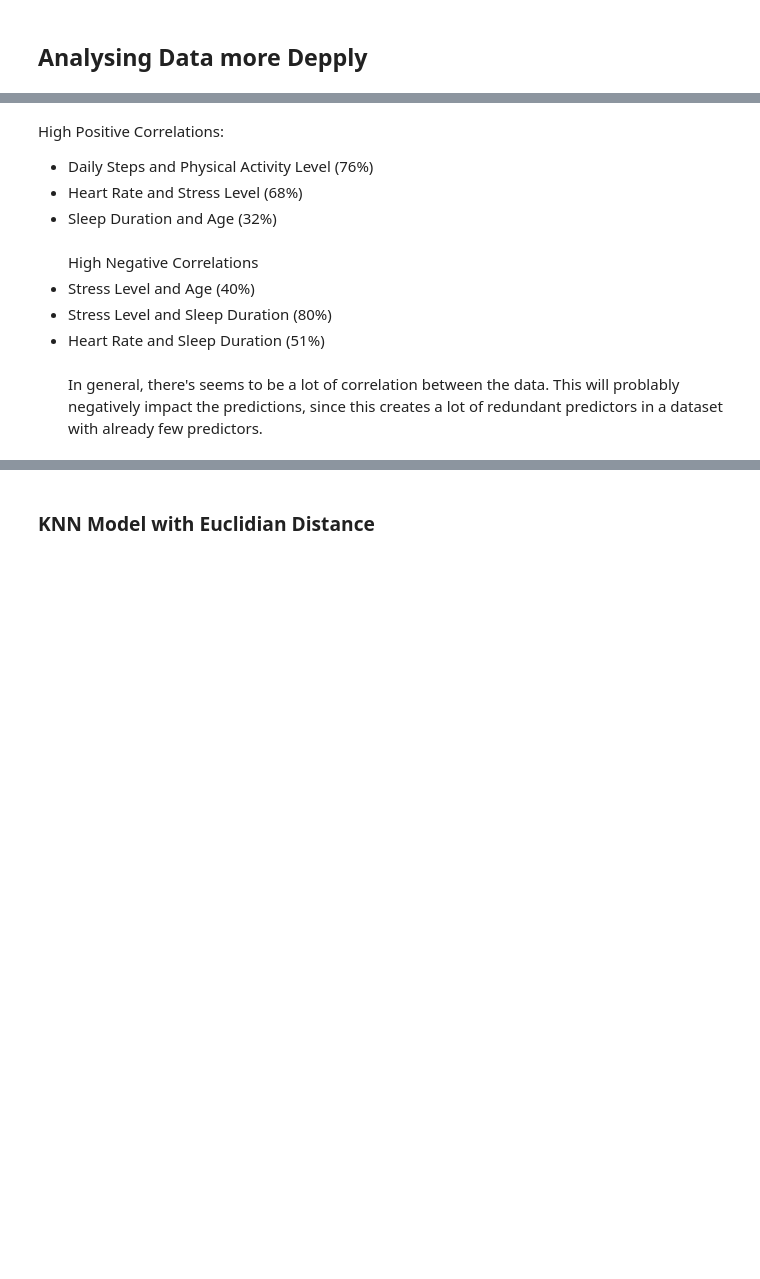
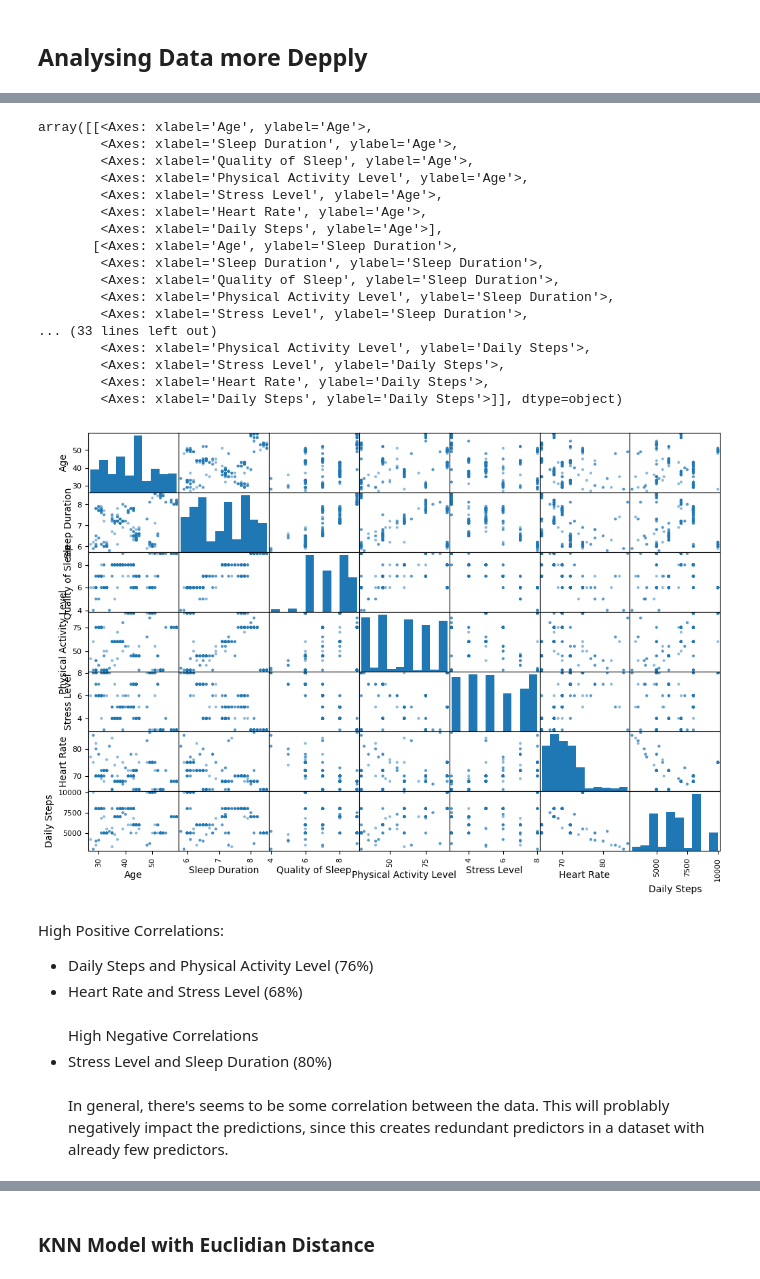
Before and after one commit to RobertoTomchak/knn_hyperparameters_analysis, a Jupyter notebook: analysis.ipynb, the cells around one changed output, grey strips where cells are left out. Drawn from its saved outputs; the diff is of its cells as text; code cells hidden in the pictures; blank space fills up the shorter version.

```diff
--- a/analysis.ipynb
+++ b/analysis.ipynb
@@ -369,10 +399,32 @@ corr_matrix
+# %%
+from pandas.plotting import scatter_matrix
+attributes = ["Age", "Sleep Duration", "Quality of Sleep", "Physical Activity Level", "Stress Level", "Heart Rate", "Daily Steps"]
+scatter_matrix(df[attributes], figsize=(12, 8))
+# %% [output]
+array([[<Axes: xlabel='Age', ylabel='Age'>,
+        <Axes: xlabel='Sleep Duration', ylabel='Age'>,
+        <Axes: xlabel='Quality of Sleep', ylabel='Age'>,
+        <Axes: xlabel='Physical Activity Level', ylabel='Age'>,
+        <Axes: xlabel='Stress Level', ylabel='Age'>,
+        <Axes: xlabel='Heart Rate', ylabel='Age'>,
+        <Axes: xlabel='Daily Steps', ylabel='Age'>],
+       [<Axes: xlabel='Age', ylabel='Sleep Duration'>,
+        <Axes: xlabel='Sleep Duration', ylabel='Sleep Duration'>,
+        <Axes: xlabel='Quality of Sleep', ylabel='Sleep Duration'>,
+        <Axes: xlabel='Physical Activity Level', ylabel='Sleep Duration'>,
+        <Axes: xlabel='Stress Level', ylabel='Sleep Duration'>,
+... (33 lines left out)
+        <Axes: xlabel='Physical Activity Level', ylabel='Daily Steps'>,
+        <Axes: xlabel='Stress Level', ylabel='Daily Steps'>,
+        <Axes: xlabel='Heart Rate', ylabel='Daily Steps'>,
+        <Axes: xlabel='Daily Steps', ylabel='Daily Steps'>]], dtype=object)
+[figure, added]
 # %% [markdown]
 High Positive Correlations:
 - Daily Steps and Physical Activity Level (76%)
 - Heart Rate and Stress Level (68%)
-- Sleep Duration and Age (32%)<br><br>
+<br><br>
 High Negative Correlations
-- Stress Level and Age (40%)
 - Stress Level and Sleep Duration (80%)
-- Heart Rate and Sleep Duration (51%)<br><br>
-In general, there's seems to be a lot of correlation between the data. This will problably negatively impact the predictions, since this creates a lot of redundant predictors in a dataset with already few predictors.
+<br><br>
+In general, there's seems to be some correlation between the data. This will problably negatively impact the predictions, since this creates redundant predictors in a dataset with already few predictors.
```
Also changed, not shown: parts of 64 cells of this notebook.
